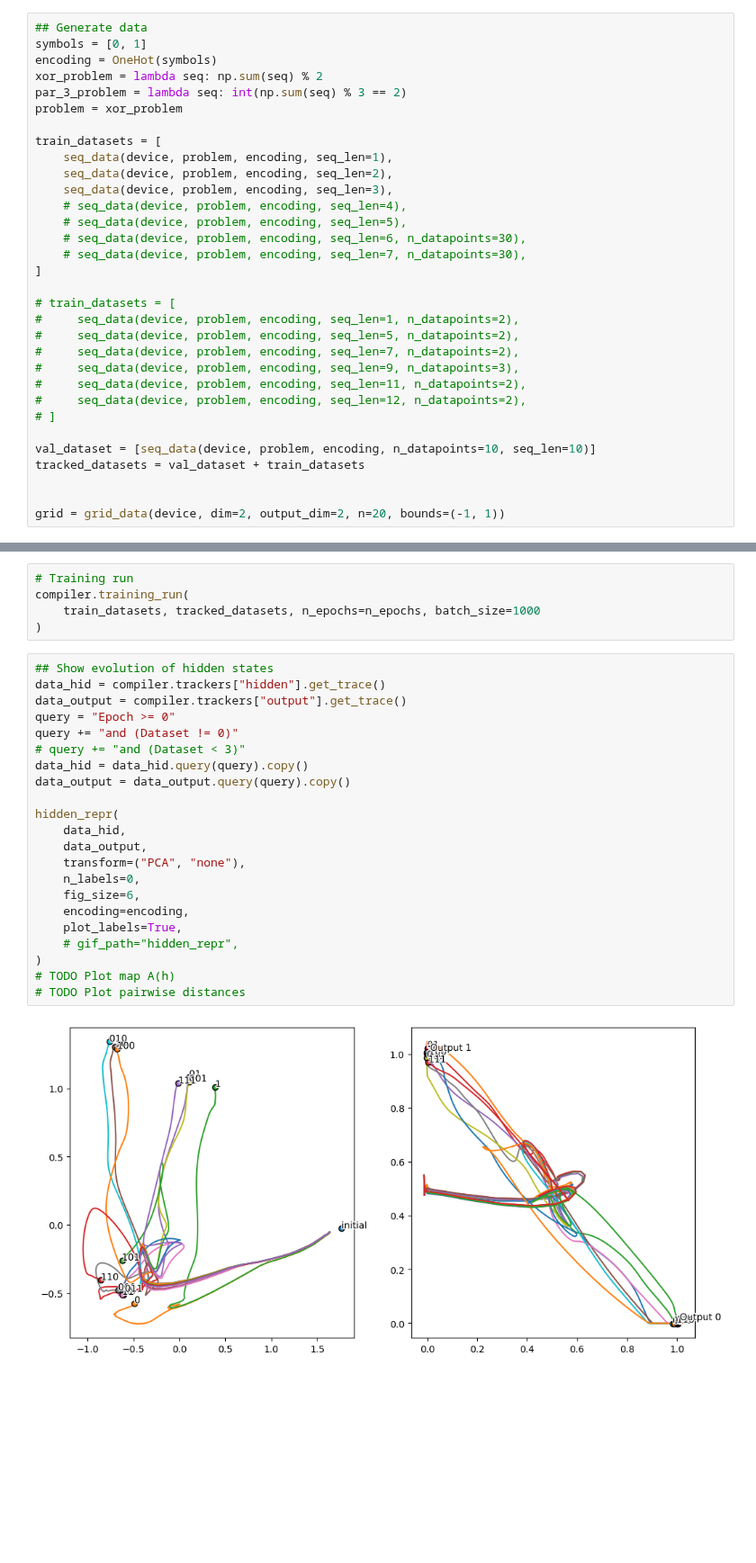
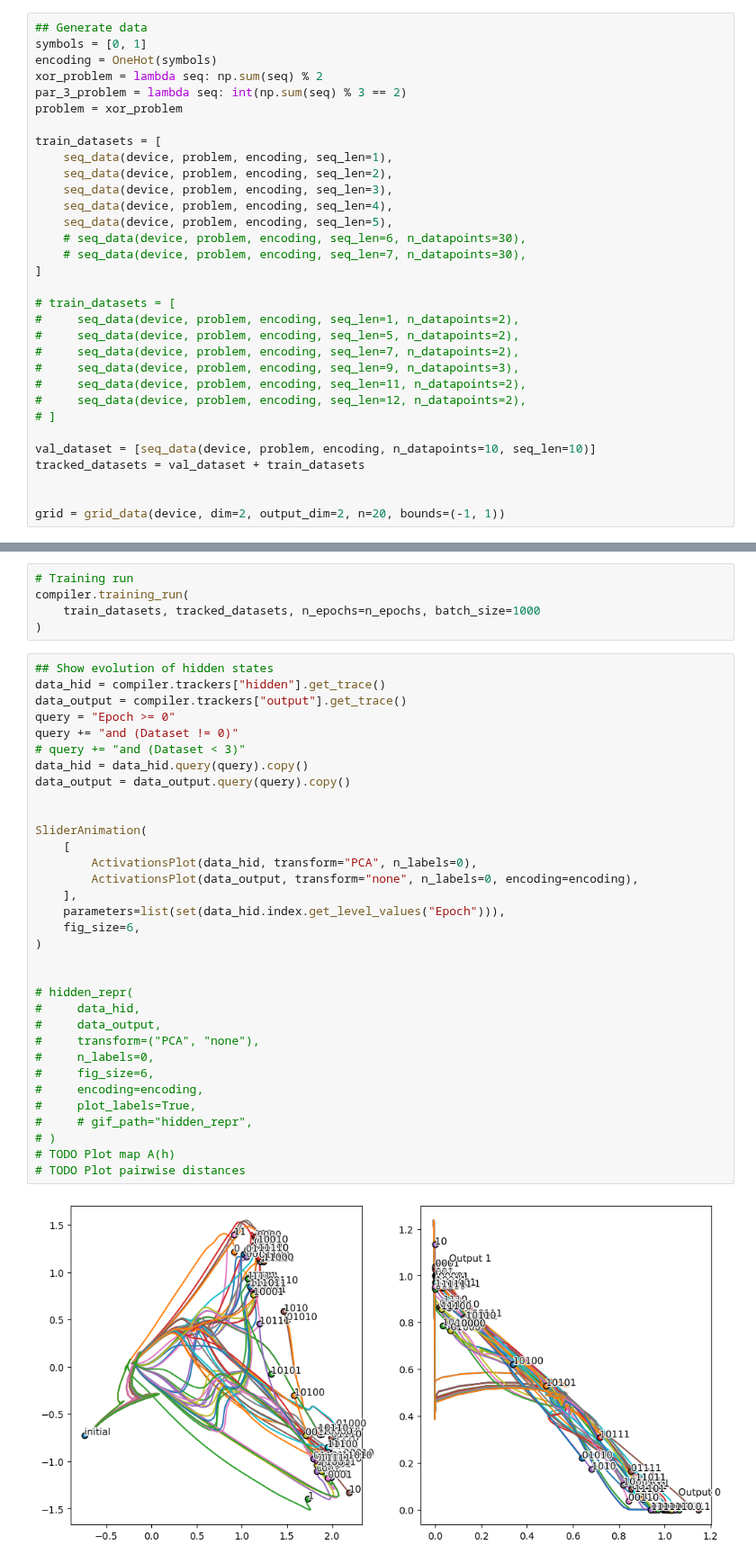
Before and after one commit to loekvanrossem/rnn_structure, a Jupyter notebook: main.ipynb, the cells around one changed output, grey strips where cells are left out. Shown at 90% size. Cells and saved outputs as stored; diff of their text form; blank space fills up the shorter version.

Commit message:
automata animation

```diff
--- a/main.ipynb
+++ b/main.ipynb
@@ -38,8 +40,8 @@ train_datasets = [
     seq_data(device, problem, encoding, seq_len=1),
     seq_data(device, problem, encoding, seq_len=2),
     seq_data(device, problem, encoding, seq_len=3),
-    # seq_data(device, problem, encoding, seq_len=4),
-    # seq_data(device, problem, encoding, seq_len=5),
+    seq_data(device, problem, encoding, seq_len=4),
+    seq_data(device, problem, encoding, seq_len=5),
     # seq_data(device, problem, encoding, seq_len=6, n_datapoints=30),
     # seq_data(device, problem, encoding, seq_len=7, n_datapoints=30),
 ]
@@ -97,25 +99,36 @@ compiler.training_run(
 # %%
 ## Show evolution of hidden states
 data_hid = compiler.trackers["hidden"].get_trace()
 data_output = compiler.trackers["output"].get_trace()
 query = "Epoch >= 0"
 query += "and (Dataset != 0)"
 # query += "and (Dataset < 3)"
 data_hid = data_hid.query(query).copy()
 data_output = data_output.query(query).copy()
 
-hidden_repr(
-    data_hid,
-    data_output,
-    transform=("PCA", "none"),
-    n_labels=0,
+
+SliderAnimation(
+    [
+        ActivationsPlot(data_hid, transform="PCA", n_labels=0),
+        ActivationsPlot(data_output, transform="none", n_labels=0, encoding=encoding),
+    ],
+    parameters=list(set(data_hid.index.get_level_values("Epoch"))),
     fig_size=6,
-    encoding=encoding,
-    plot_labels=True,
-    # gif_path="hidden_repr",
 )
+
+
+# hidden_repr(
+#     data_hid,
+#     data_output,
+#     transform=("PCA", "none"),
+#     n_labels=0,
+#     fig_size=6,
+#     encoding=encoding,
+#     plot_labels=True,
+#     # gif_path="hidden_repr",
+# )
 # TODO Plot map A(h)
 # TODO Plot pairwise distances
 # %% [output]
-[figure, old version]
+[figure, new version]
 interactive(children=(IntSlider(value=0, description='Epoch:', layout=Layout(width='42%'), max=199), Output())…
```
Also changed, not shown: parts of 11 cells of this notebook, 5 other files.
